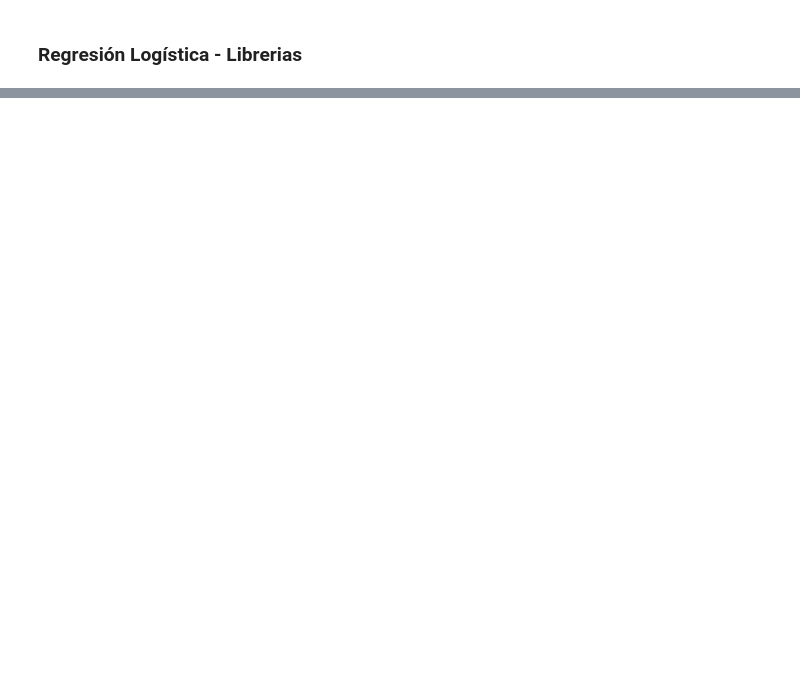
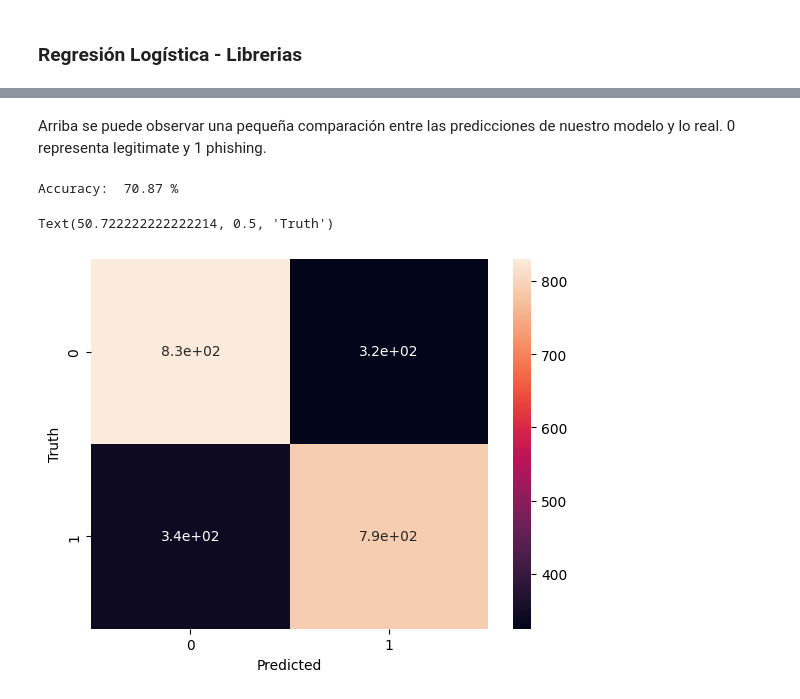
Before and after one commit to angelcast2002/Lab01-IA, a Jupyter notebook: lab01.ipynb, the cells around one changed output, grey strips where cells are left out. Drawn from its saved outputs; the diff is of its cells as text; code cells hidden in the pictures; blank space fills up the shorter version.

```diff
--- a/lab01.ipynb
+++ b/lab01.ipynb
@@ -176,0 +225,13 @@ plt.show()
+# %%
+# escalado de variables.
+# Se hace para que las variables tengan la misma importancia en el modelo
+
+from sklearn.preprocessing import StandardScaler
+
+StandardScaler = StandardScaler()
+
+X_train_escaled = StandardScaler.fit_transform(X_train)
+X_test_escaled = StandardScaler.transform(X_test)
+
+print(X_train_escaled, '\n')
+print(X_test_escaled)
@@ -177,6 +254,6 @@ plt.show()
 # %%
-# Entrenamiento del modelo
+# Ajuste del modelo
 from sklearn.linear_model import LogisticRegression
-regresor = LogisticRegression(max_iter=1000)
-regresor.fit(X_entreno, y_entreno)
+regresion = LogisticRegression(random_state=0) # logistic regression
+regresion.fit(X_train_escaled, y_train)
 # %% [output]
@@ -243,0 +261,8 @@ plt.show()
+# %%
+# Predicción del modelo
+model = regresion.predict(X_test_escaled)
+
+# format as table. Use pandas. Highlight when real and predicted are different.
+temptable = pd.DataFrame({'Real':y_test, 'Predicción':model})
+if len(temptable) > 10:
+    print(temptable.head(10))
@@ -243,0 +281,24 @@ plt.show()
+# %% [markdown]
+Arriba se puede observar una pequeña comparación entre las predicciones de nuestro modelo y lo real. 0 representa legitimate y 1 phishing.
+# %%
+# matriz de confusion
+from sklearn.metrics import confusion_matrix
+confusion_matrix = confusion_matrix(y_test, model)
+print(confusion_matrix, '\n')
+
+accuracy = (confusion_matrix[0][0] + confusion_matrix[1][1]) / (confusion_matrix[0][0] + confusion_matrix[1][1] + confusion_matrix[0][1] + confusion_matrix[1][0])
+
+# convert accuracy to percentage. Use only two decimal places
+accuracy = accuracy*100
+accuracy = round(accuracy, 2)
+
+print("Accuracy: " , accuracy, "%")
+
+import seaborn as sns
+sns.heatmap(confusion_matrix, annot=True)
+plt.xlabel('Predicted')
+plt.ylabel('Truth')
+# %% [output]
+Accuracy:  70.87 %
+Text(50.722222222222214, 0.5, 'Truth')
+[figure, added]
```
Also changed, not shown: parts of 29 cells of this notebook.
